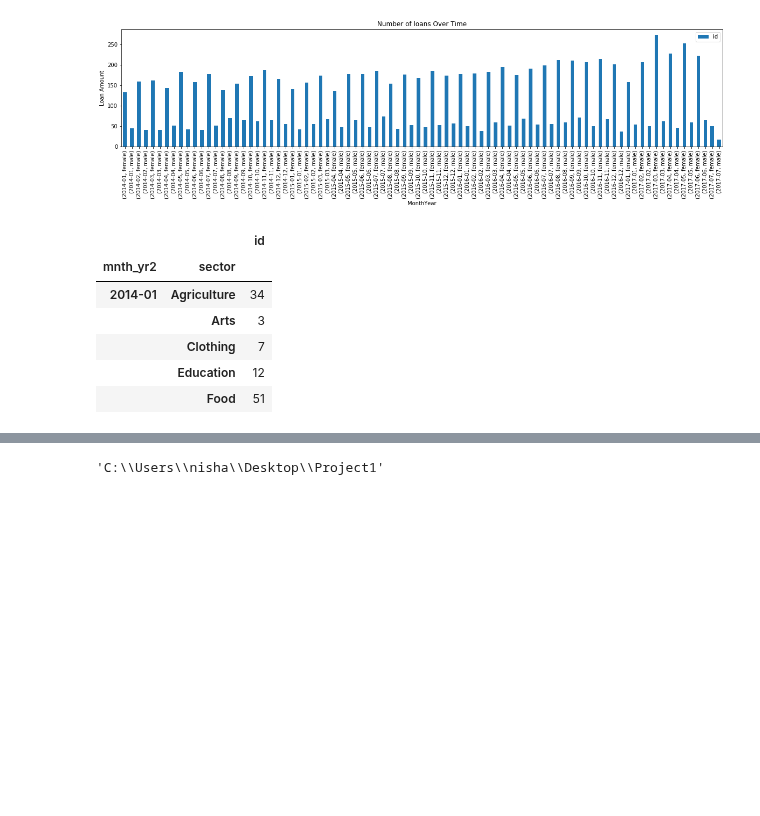
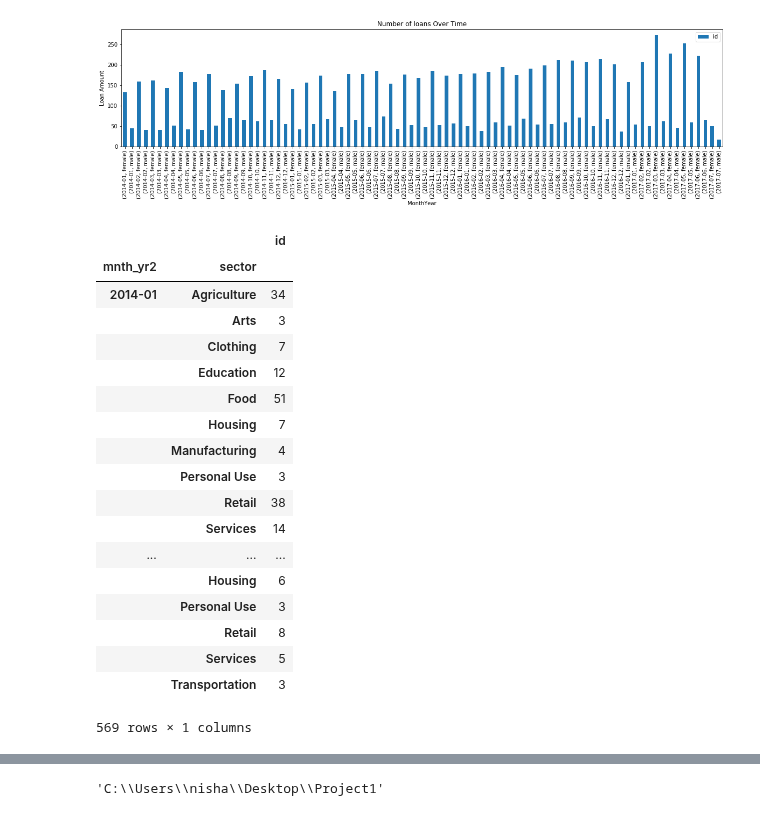
Before and after one commit to feng443/RUDS-Proj1-Kiva-Crowd-Funding-Visualization, a Jupyter notebook: kiva_data_exploring2.ipynb, the cells around one changed output, grey strips where cells are left out. Drawn from its saved outputs; the diff is of its cells as text; code cells hidden in the pictures; blank space fills up the shorter version.

```diff
--- a/kiva_data_exploring2.ipynb
+++ b/kiva_data_exploring2.ipynb
@@ -174,13 +187,25 @@ plt.show()
 [figure]
 # %%
 sectordf = df.groupby(['mnth_yr2', 'sector']).agg('count')[['id']]
-sectordf.head()
+sectordf
 #sectordf.reset_index()
 # %% [output]
 |  |  | id |
 | mnth_yr2 | sector |  |
 | 2014-01 | Agriculture | 34 |
 |  | Arts | 3 |
 |  | Clothing | 7 |
 |  | Education | 12 |
 |  | Food | 51 |
+|  | Housing | 7 |
+|  | Manufacturing | 4 |
+|  | Personal Use | 3 |
+|  | Retail | 38 |
+|  | Services | 14 |
+| ... | ... | ... |
+|  | Housing | 6 |
+|  | Personal Use | 3 |
+|  | Retail | 8 |
+|  | Services | 5 |
+|  | Transportation | 3 |
+569 rows × 1 columns
```
Also changed, not shown: parts of 6 cells of this notebook.
